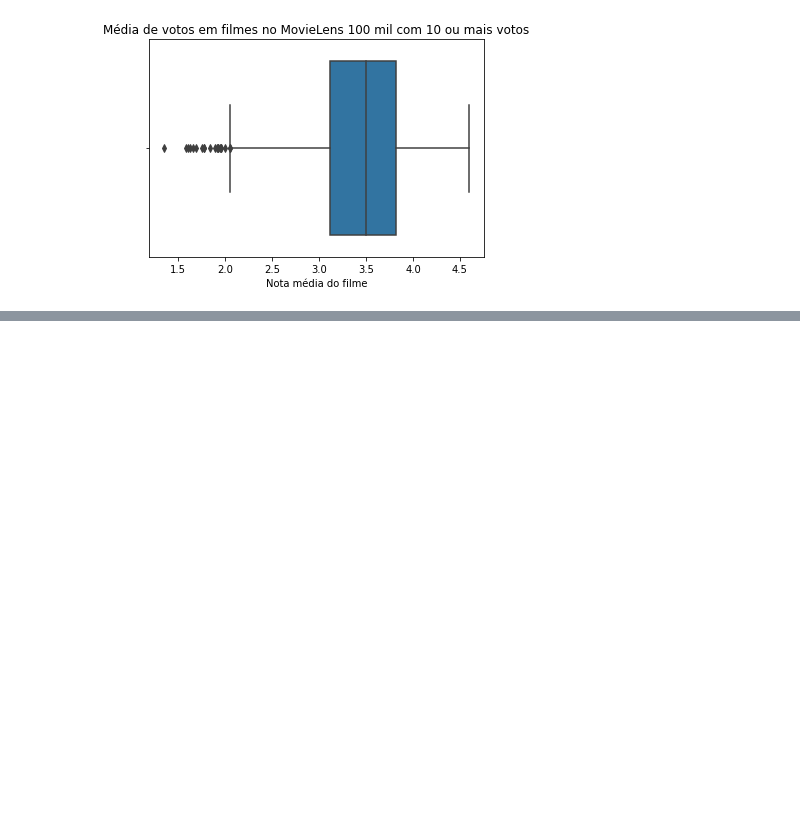
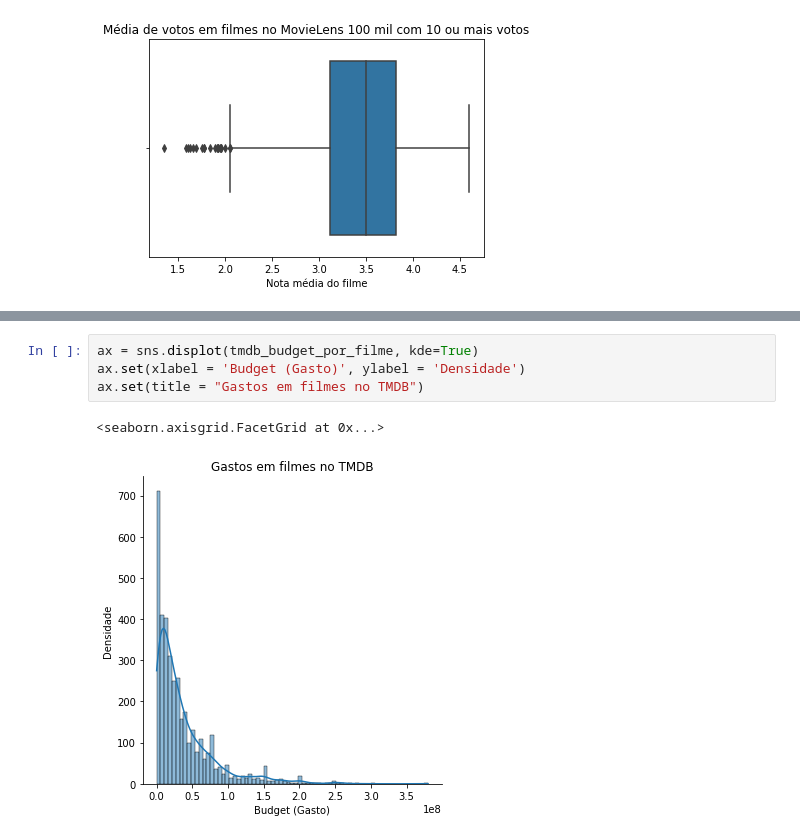
Before and after one commit to alexaugusto23/python_developer, a Jupyter notebook: Data Science Introdução a testes estatísticos/data_science_intro_testes.ipynb, the cells around one changed output, grey strips where cells are left out. Saved outputs shown, nothing was run; the diff lists cells and outputs as text; blank space fills up the shorter version.

```diff
--- a/Data Science Introdução a testes estatísticos/data_science_intro_testes.ipynb
+++ b/Data Science Introdução a testes estatísticos/data_science_intro_testes.ipynb
@@ -195,0 +213,7 @@ Text(0.5, 1.0, 'Média de votos em filmes no MovieLens 100 mil com 10 ou mais vo
+# %%
+ax = sns.displot(tmdb_budget_por_filme, kde=True)
+ax.set(xlabel = 'Budget (Gasto)', ylabel = 'Densidade')
+ax.set(title = "Gastos em filmes no TMDB")
+# %% [output]
+<seaborn.axisgrid.FacetGrid at 0x...>
+[figure, added]
```
Also changed, not shown: parts of 42 cells of this notebook.
